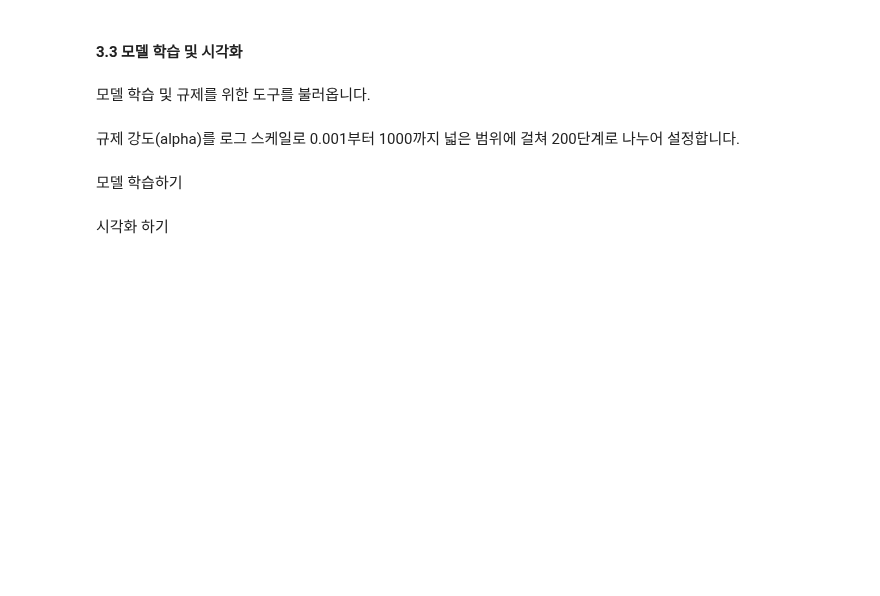
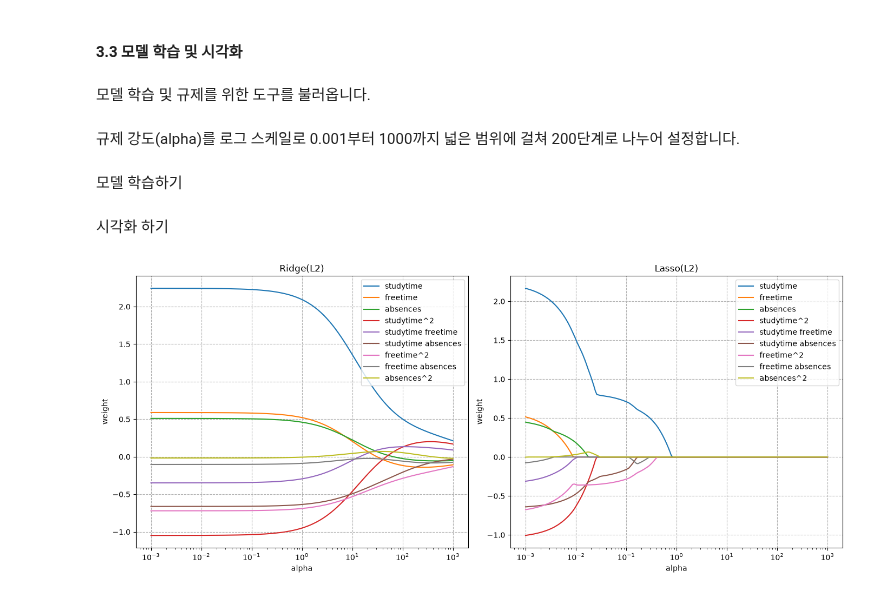
Before and after one commit to whatukknow/ax_study, a Jupyter notebook: 04_MACHINE_LEARNING/src/04_machine_learning/chapter03/01.ipynb, the cells around one changed output. Saved outputs shown, nothing was run; the diff lists cells and outputs as text; code cells hidden in the pictures; blank space fills up the shorter version.

```diff
--- a/04_MACHINE_LEARNING/src/04_machine_learning/chapter03/01.ipynb
+++ b/04_MACHINE_LEARNING/src/04_machine_learning/chapter03/01.ipynb
@@ -19,2 +68,6 @@
 # %% [markdown]
 자습 시간(1~4단계)과 결석 일수(0~93일)의 척도가 크게 다르므로, 이를 동일한 스케일(표준점수)로 맞춰줍니다.
+# %%
+scaler = StandardScaler()
+X_scaled = scaler.fit_transform(X_poly) # 표준점수로 변환
+X_scaled[:5]
@@ -25,6 +91,54 @@
 # %% [markdown]
 규제 강도(alpha)를 로그 스케일로 0.001부터 1000까지 넓은 범위에 걸쳐 200단계로 나누어 설정합니다.
+# %%
+alphas = np.logspace(-3, 3, 200)
 # %% [markdown]
 모델 학습하기
+# %%
+ridge_coefs = []
+lasso_coefs = []
+
+for alpha in alphas:
+    # 릿지(Ridge) 모델을 생성하고 학습한 뒤 가중치를 저장합니다.
+    ridge = Ridge(alpha=alpha)
+    ridge.fit(X_scaled, y)
+    ridge_coefs.append(ridge.coef_)
+
+    # Lasso 모델 가중치 저장
+    lasso = Lasso(alpha=alpha)
+    lasso.fit(X_scaled, y)
+    lasso_coefs.append(lasso.coef_)
 # %% [markdown]
 시각화 하기
+# %%
+ridge_coefs=np.array(ridge_coefs)
+lasso_coefs=np.array(lasso_coefs)
+
+fig, axes = plt.subplots(1,2, figsize=(14,6))
+
+#Ridge
+for i in range(X_scaled.shape[1]):
+    axes[0].plot(alphas, ridge_coefs[:,i], label=feature_names[i])
+
+axes[0].set_xscale('log')   #alpha -> log
+axes[0].set_title('Ridge(L2)')
+axes[0].set_xlabel('alpha')
+axes[0].set_ylabel('weight')
+axes[0].grid(True, linestyle='--')
+axes[0].legend()
+
+#Lasso
+for i in range(X_scaled.shape[1]):
+    axes[1].plot(alphas, lasso_coefs[:,i], label=feature_names[i])
+
+axes[1].set_xscale('log')   #alpha -> log
+axes[1].set_title('Lasso(L2)')
+axes[1].set_xlabel('alpha')
+axes[1].set_ylabel('weight')
+axes[1].grid(True, linestyle='--')
+axes[1].legend()
+
+plt.tight_layout()
+plt.show()
+# %% [output]
+[figure, added]
```
Also changed, not shown: parts of 8 cells of this notebook, 7 other files.
